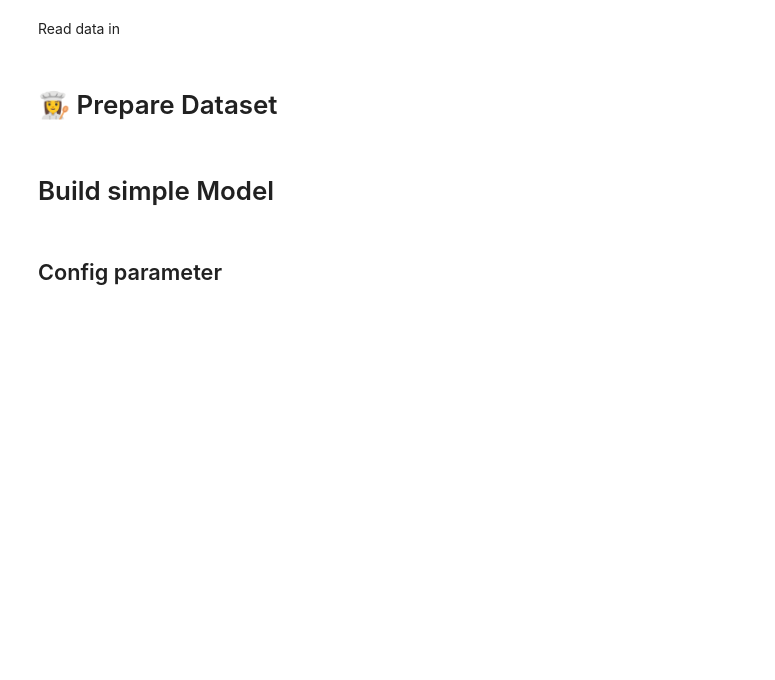
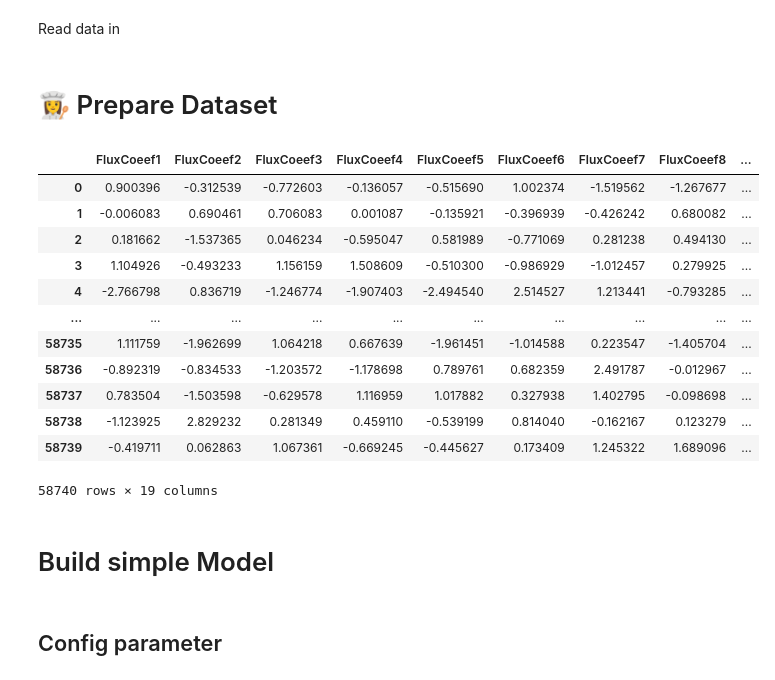
Before and after one commit to uwesterr/focal_plane_wavefront_sensor, a Jupyter notebook: source/AoPaperModel.ipynb, the cells around one changed output. Drawn from its saved outputs; the diff is of its cells as text; code cells hidden in the pictures; blank space fills up the shorter version.

```diff
--- a/source/AoPaperModel.ipynb
+++ b/source/AoPaperModel.ipynb
@@ -38,11 +34,33 @@ zernikeData_df = feather.read_feather('data/zernikeData.feather')
+# %%
+fluxData_df =pd.read_hdf("data/fluxData_df.h5", key="fluxData_df")
+
+zernikeData_df =pd.read_hdf("data/zernikeData_df.h5", key="zernikeData_df")
+#fluxData_df
 # %% [markdown]
 # 👩‍🍳 Prepare Dataset
 # %%
 # Prepare the training dataset
-X = fluxData_df
-y = zernikeData_df
-x_train, x_test, y_train, y_test = train_test_split(
-    X, y, test_size=0.1, random_state=42)
+x_train = fluxData_df
+y_train = zernikeData_df
+
+x_train_norm = (x_train - x_train.mean(axis=0)) / x_train.std(axis=0)
+x_train_norm
+# x_train, x_test, y_train, y_test = train_test_split(
+#     X, y, test_size=0.1, random_state=42)
+# %% [output]
+|  | FluxCoeef1 | FluxCoeef2 | FluxCoeef3 | FluxCoeef4 | FluxCoeef5 | FluxCoeef6 | FluxCoeef7 | FluxCoeef8 | ... |
+| 0 | 0.900396 | -0.312539 | -0.772603 | -0.136057 | -0.515690 | 1.002374 | -1.519562 | -1.267677 | ... |
+| 1 | -0.006083 | 0.690461 | 0.706083 | 0.001087 | -0.135921 | -0.396939 | -0.426242 | 0.680082 | ... |
+| 2 | 0.181662 | -1.537365 | 0.046234 | -0.595047 | 0.581989 | -0.771069 | 0.281238 | 0.494130 | ... |
+| 3 | 1.104926 | -0.493233 | 1.156159 | 1.508609 | -0.510300 | -0.986929 | -1.012457 | 0.279925 | ... |
+| 4 | -2.766798 | 0.836719 | -1.246774 | -1.907403 | -2.494540 | 2.514527 | 1.213441 | -0.793285 | ... |
+| ... | ... | ... | ... | ... | ... | ... | ... | ... | ... |
+| 58735 | 1.111759 | -1.962699 | 1.064218 | 0.667639 | -1.961451 | -1.014588 | 0.223547 | -1.405704 | ... |
+| 58736 | -0.892319 | -0.834533 | -1.203572 | -1.178698 | 0.789761 | 0.682359 | 2.491787 | -0.012967 | ... |
+| 58737 | 0.783504 | -1.503598 | -0.629578 | 1.116959 | 1.017882 | 0.327938 | 1.402795 | -0.098698 | ... |
+| 58738 | -1.123925 | 2.829232 | 0.281349 | 0.459110 | -0.539199 | 0.814040 | -0.162167 | 0.123279 | ... |
+| 58739 | -0.419711 | 0.062863 | 1.067361 | -0.669245 | -0.445627 | 0.173409 | 1.245322 | 1.689096 | ... |
+58740 rows × 19 columns
 # %% [markdown]
 # Build simple Model
 # %%
```
Also changed, not shown: parts of 4 cells of this notebook, 2 other files.
